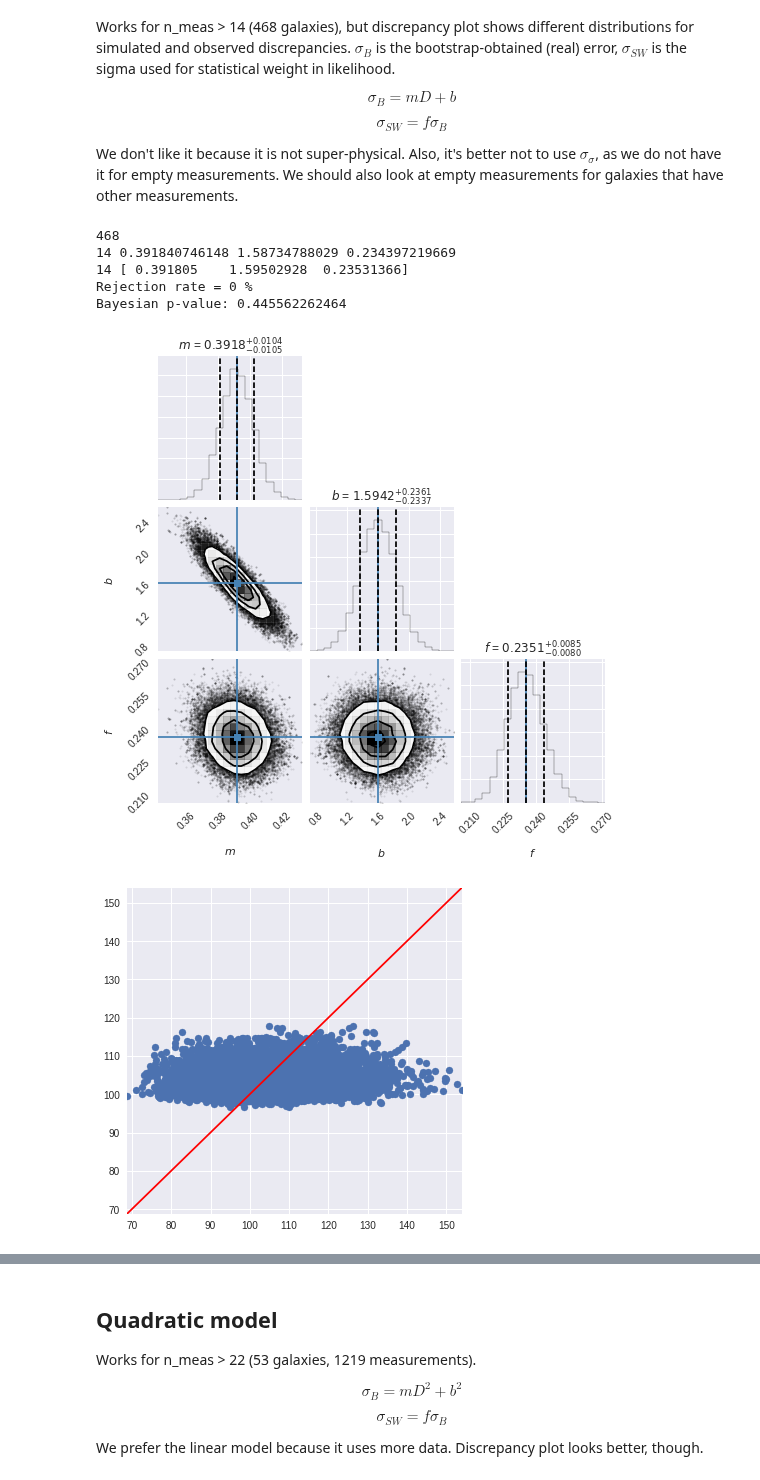
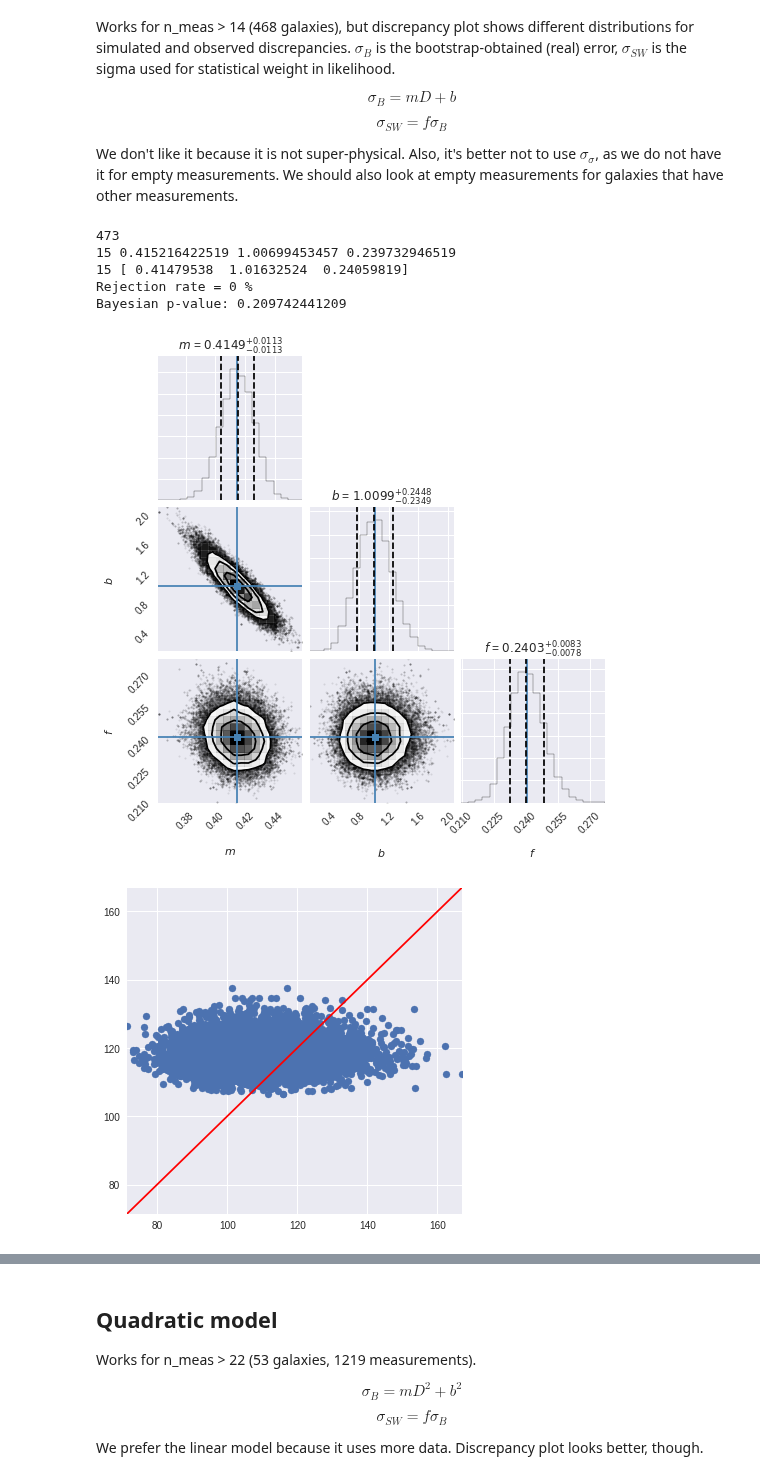
Before and after one commit to saint-germain/anisotropias, a Jupyter notebook: correctdiscrepancy.ipynb, the cells around one changed output, grey strips where cells are left out. Drawn from its saved outputs; the diff is of its cells as text; code cells hidden in the pictures.

```diff
--- a/correctdiscrepancy.ipynb
+++ b/correctdiscrepancy.ipynb
@@ -145,5 +180,0 @@ These methods are in need of error prediction models.
-# %%
-meas=[]
-for i in dfmeth.method:
-    ulist,dfs,nulista,dista,dfmeth,*mma=selectdata(i,df);
-    meas+=[mma]
@@ -210,7 +201,7 @@ def lnprior2(theta):
         return 0.0
     return -np.inf
 # Posterior probability
-def lnprob2(theta, x, y,yerr):
+def lnprob2(theta, x, y):
     lp = lnprior2(theta)
     if not np.isfinite(lp):
         return -np.inf
@@ -247,37 +238,37 @@ def discrep2(samples,x,y):
         plt.ylim(dmin,dmax)
         print("Bayesian p-value:", (disco<discs).sum()*1./len(disco))
 # %%
-i=14
+i=15
 filt=np.array(em)>i
 print(filt.sum())
 x=np.array(dboot)[filt]
 y=np.array(bootp50)[filt]
 
 nll = lambda *args: -lnlike2(*args)## AQUI
 result = op.minimize(nll, [1.]*3, args=(x, y)) ## AQUI
 m_ml, b_ml,f_ml = result["x"]## AQUI
 print(i,m_ml,b_ml,f_ml)## AQUI
 #    if b_ml > 0:
 ndim, nwalkers = len(result["x"]), 100
 pos = [result["x"] + 1e-4*np.random.randn(ndim) for i in range(nwalkers)]
-sampler = emcee.EnsembleSampler(nwalkers, ndim, lnprob2, args=(x, y,yerr)) ## AQUI
+sampler = emcee.EnsembleSampler(nwalkers, ndim, lnprob2, args=(x, y)) ## AQUI
 # 2. Let the walkers walk 1000 steps (10000 will do the trick as well)
 sampler.run_mcmc(pos, 1000);
 # Here we remove the burn-in steps, which we estimate to be around 100.
 # This can be estimated by calculating the autocorrelation time (see below)
 samples = sampler.chain[:, 100:, :].reshape((-1, ndim))
 sth=samples.mean(axis=0)
 fig = corner.corner(samples, labels=["$m$", "$b$","$f$"],truths=sth, quantiles=[0.16, 0.5, 0.84], show_titles=True,title_fmt='.4f')
 print(i,sth)
 discrep2(samples,x,y)
 # %% [output]
-468
-14 0.391840746148 1.58734788029 0.234397219669
-14 [ 0.391805    1.59502928  0.23531366]
+473
+15 0.415216422519 1.00699453457 0.239732946519
+15 [ 0.41479538  1.01632524  0.24059819]
 Rejection rate = 0 %
-Bayesian p-value: 0.445562262464
+Bayesian p-value: 0.209742441209
-[figure, old version]
+[figure, new version]
-[figure, old version]
+[figure, new version]
 # %%
 plt.scatter(x,y)
 plt.scatter(x,sth[0]*x+sth[1])
```
Also changed, not shown: parts of 16 cells of this notebook.
